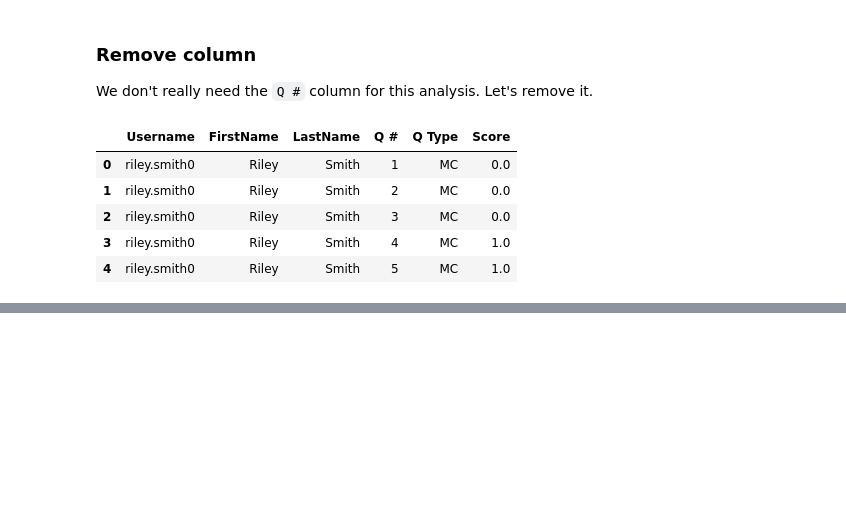
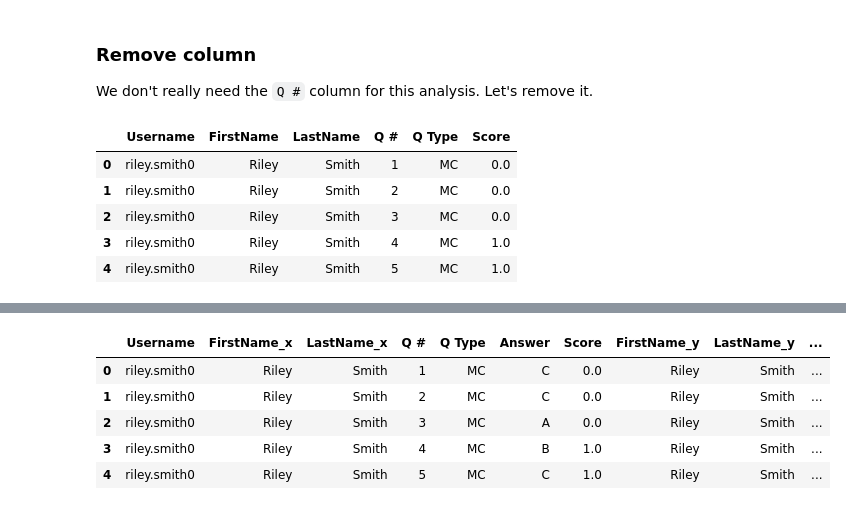
Before and after one commit to Yuweien/Python-Workshop, a Jupyter notebook: Python_Workshop_for_Beginners_2_25.ipynb, the cells around one changed output, grey strips where cells are left out. Cells and saved outputs as stored; diff of their text form; code cells hidden in the pictures; blank space fills up the shorter version.

```diff
--- a/Python_Workshop_for_Beginners_2_25.ipynb
+++ b/Python_Workshop_for_Beginners_2_25.ipynb
@@ -508,0 +523,25 @@ but to **read, understand, and adapt workflows**.
+# %%
+def clean_d2l_survey(df):
+    """
+    Data cleaning for a D2L-style quiz/survey export
+    """
+    cleaned = df.copy()
+
+    # 1) Clean column names (remove leading/trailing spaces)
+    cleaned.columns = cleaned.columns.str.strip()
+
+    # 2) Clean common string columns (remove extra spaces)
+        # ⚠️ MODIFY THIS: Specify TEXT columns in YOUR dataset
+        # ⚠️ Only include columns that contain text
+    for col in ["Username", "FirstName", "LastName", "Q Type", "Answer"]:
+        if col in cleaned.columns:
+            cleaned[col] = cleaned[col].astype(str).str.strip()
+
+    # 3) Ensure numeric columns are numeric (safe conversion)
+        # ⚠️ MODIFY THIS: Specify NUMERIC columns in YOUR dataset
+    if "Score" in cleaned.columns:
+        cleaned["Score"] = pd.to_numeric(cleaned["Score"], errors="coerce")
+
+    return cleaned
+# %%
+survey_clean = clean_d2l_survey(survey)
@@ -508,0 +691,8 @@ but to **read, understand, and adapt workflows**.
+# %%
+# Upload the group roster CSV from your computer
+uploaded = files.upload()
+
+file_name = list(uploaded.keys())[0]
+groups = pd.read_csv(file_name)
+
+groups.head()
@@ -508,0 +745,11 @@ but to **read, understand, and adapt workflows**.
+# %%
+# Merge data
+merged = survey_clean.merge(groups, on="Username", how="left")
+merged.head()
+# %% [output]
+|  | Username | FirstName_x | LastName_x | Q # | Q Type | Answer | Score | FirstName_y | LastName_y | ... |
+| 0 | riley.smith0 | Riley | Smith | 1 | MC | C | 0.0 | Riley | Smith | ... |
+| 1 | riley.smith0 | Riley | Smith | 2 | MC | C | 0.0 | Riley | Smith | ... |
+| 2 | riley.smith0 | Riley | Smith | 3 | MC | A | 0.0 | Riley | Smith | ... |
+| 3 | riley.smith0 | Riley | Smith | 4 | MC | B | 1.0 | Riley | Smith | ... |
+| 4 | riley.smith0 | Riley | Smith | 5 | MC | C | 1.0 | Riley | Smith | ... |
```
Also changed, not shown: parts of 69 cells of this notebook.
